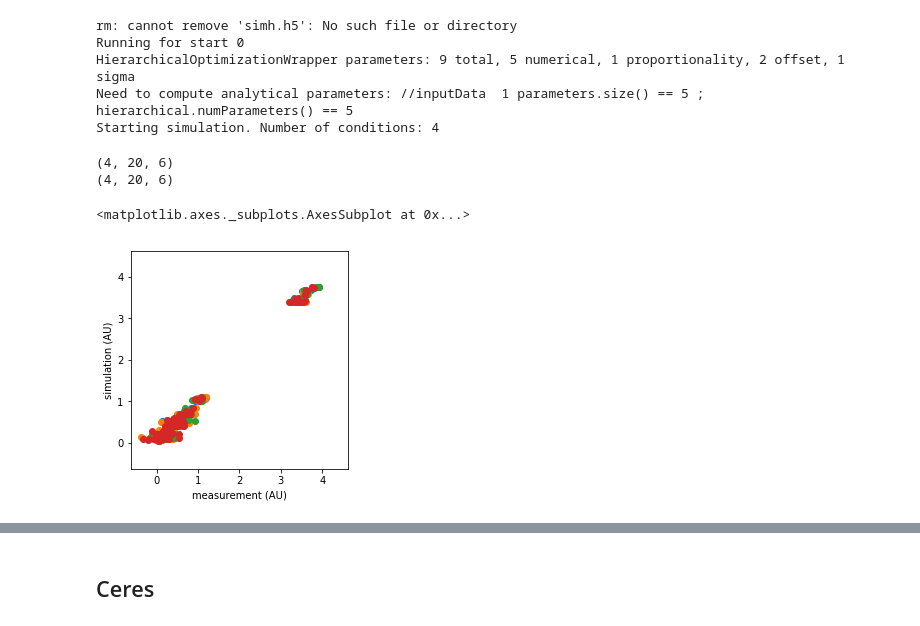
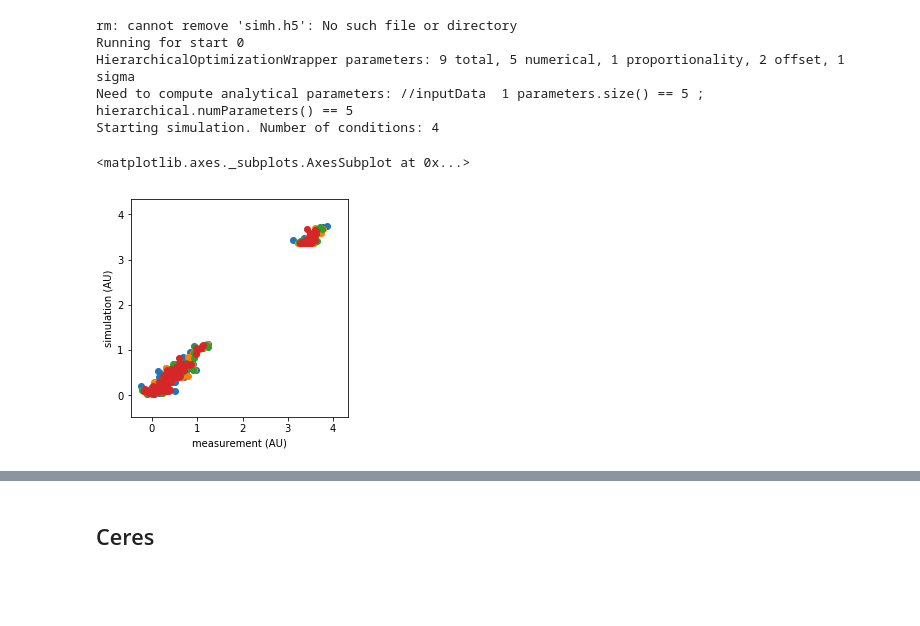
Before and after one commit to ICB-DCM/parPE, a Jupyter notebook: examples/parpeamici/steadystate/parpeExampleSteadystate.ipynb, the cells around one changed output, grey strips where cells are left out. Saved outputs shown, nothing was run; the diff lists cells and outputs as text; code cells hidden in the pictures; blank space fills up the shorter version.

```diff
--- a/examples/parpeamici/steadystate/parpeExampleSteadystate.ipynb
+++ b/examples/parpeamici/steadystate/parpeExampleSteadystate.ipynb
@@ -372,18 +360,12 @@ Running for start 0
 HierarchicalOptimizationWrapper parameters: 9 total, 5 numerical, 1 proportionality, 2 offset, 1 sigma
 Need to compute analytical parameters: //inputData  1 parameters.size() == 5 ; hierarchical.numParameters() == 5
 Starting simulation. Number of conditions: 4
-# %%
-with h5py.File('simh.h5', 'r') as f:
-    ysim = f['/multistarts/0/ySim'][:]
-    ymes = f['/multistarts/0/yMes'][:]
-print(ysim.shape)
-print(ymes.shape)
-# %% [output]
-(4, 20, 6)
-(4, 20, 6)
+# %%
+(measured, simulated, time, llh) = parpe.readSimulationsFromFile('simh.h5')
+start_idx = '0'
 # %%
-parpe.plotting.plotCorrelation(ymes, ysim)
+parpe.plotting.plotCorrelation(measured[start_idx], simulated[start_idx])
 # %% [output]
 <matplotlib.axes._subplots.AxesSubplot at 0x...>
-[figure, old version]
+[figure, new version]
 # %%
```
Also changed, not shown: parts of 22 cells of this notebook, 1 other file.
